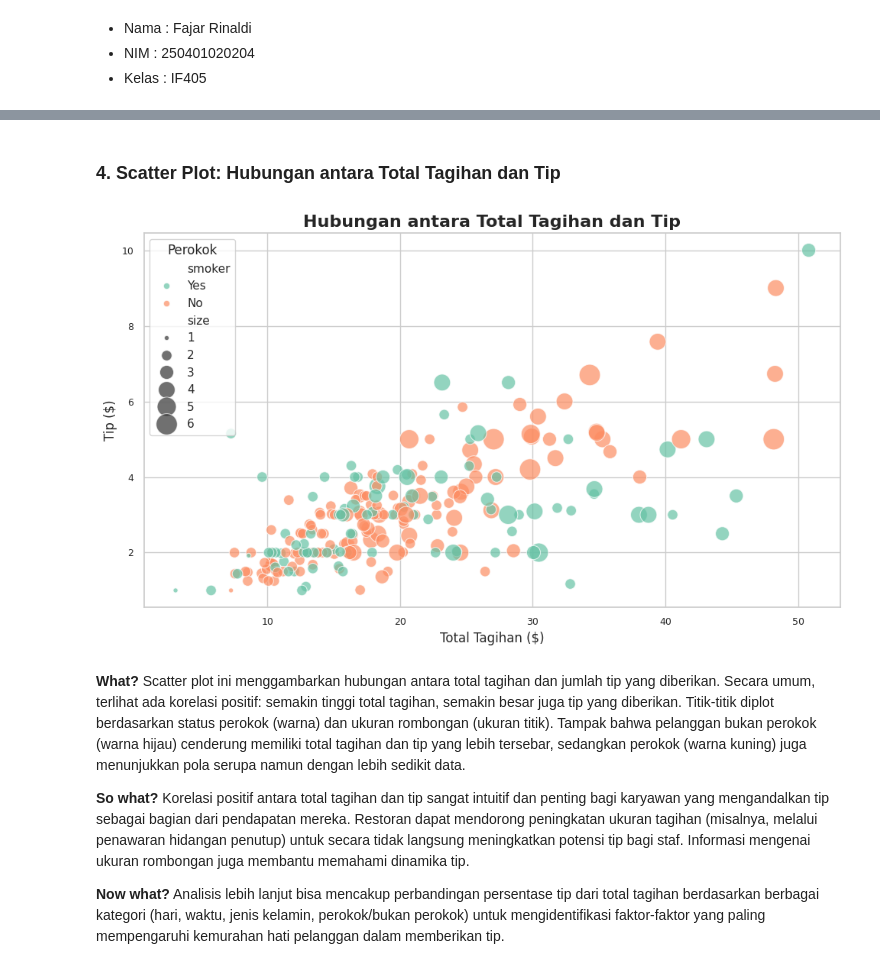
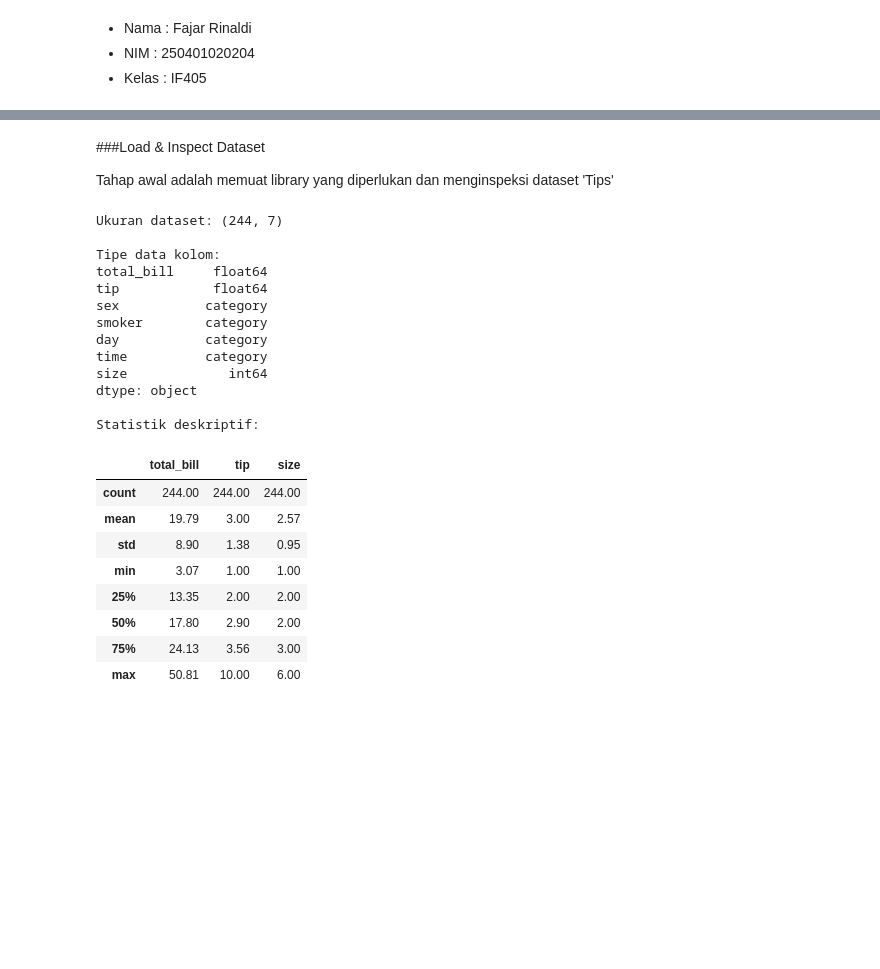
Before and after one commit to fajarrinaldi88/Data-Science-2026, a Jupyter notebook: Pertemuan5_FajarRinaldi_250401020204.ipynb, the cells around one changed output, grey strips where cells are left out. Saved outputs shown, nothing was run; the diff lists cells and outputs as text; code cells hidden in the pictures; blank space fills up the shorter version.

```diff
--- a/Pertemuan5_FajarRinaldi_250401020204.ipynb
+++ b/Pertemuan5_FajarRinaldi_250401020204.ipynb
@@ -75,19 +7,40 @@ Passing `palette` without assigning `hue` is deprecated and will be removed in v
-# %% [markdown]
-### 4. Scatter Plot: Hubungan antara Total Tagihan dan Tip
-# %%
-plt.figure(figsize=(10, 6))
-sns.scatterplot(data=tips, x='total_bill', y='tip', hue='smoker', size='size', sizes=(20, 400), alpha=0.7)
-plt.title('Hubungan antara Total Tagihan dan Tip', fontsize=16)
-plt.xlabel('Total Tagihan ($)', fontsize=12)
-plt.ylabel('Tip ($)', fontsize=12)
-plt.legend(title='Perokok', loc='upper left')
-plt.tight_layout()
-plt.show()
-# %% [output]
-[figure, removed]
-# %% [markdown]
-**What?** Scatter plot ini menggambarkan hubungan antara total tagihan dan jumlah tip yang diberikan. Secara umum, terlihat ada korelasi positif: semakin tinggi total tagihan, semakin besar juga tip yang diberikan. Titik-titik diplot berdasarkan status perokok (warna) dan ukuran rombongan (ukuran titik). Tampak bahwa pelanggan bukan perokok (warna hijau) cenderung memiliki total tagihan dan tip yang lebih tersebar, sedangkan perokok (warna kuning) juga menunjukkan pola serupa namun dengan lebih sedikit data.
-
-**So what?** Korelasi positif antara total tagihan dan tip sangat intuitif dan penting bagi karyawan yang mengandalkan tip sebagai bagian dari pendapatan mereka. Restoran dapat mendorong peningkatan ukuran tagihan (misalnya, melalui penawaran hidangan penutup) untuk secara tidak langsung meningkatkan potensi tip bagi staf. Informasi mengenai ukuran rombongan juga membantu memahami dinamika tip.
-
-**Now what?** Analisis lebih lanjut bisa mencakup perbandingan persentase tip dari total tagihan berdasarkan berbagai kategori (hari, waktu, jenis kelamin, perokok/bukan perokok) untuk mengidentifikasi faktor-faktor yang paling mempengaruhi kemurahan hati pelanggan dalam memberikan tip.
+# %% [markdown]
+###Load & Inspect Dataset
+
+Tahap awal adalah memuat library yang diperlukan dan menginspeksi dataset 'Tips'
+# %%
+import pandas as pd, numpy as np
+import matplotlib.pyplot as plt, matplotlib.gridspec as gridspec
+import seaborn as sns
+
+# Memuat dataset tips
+df = sns.load_dataset('tips')
+
+print(f"Ukuran dataset: {df.shape}")
+print("\nTipe data kolom:")
+print(df.dtypes)
+print("\nStatistik deskriptif:")
+display(df.describe().round(2))
+# %% [output]
+Ukuran dataset: (244, 7)
+
+Tipe data kolom:
+total_bill     float64
+tip            float64
+sex           category
+smoker        category
+day           category
+time          category
+size             int64
+dtype: object
+
+Statistik deskriptif:
+|  | total_bill | tip | size |
+| count | 244.00 | 244.00 | 244.00 |
+| mean | 19.79 | 3.00 | 2.57 |
+| std | 8.90 | 1.38 | 0.95 |
+| min | 3.07 | 1.00 | 1.00 |
+| 25% | 13.35 | 2.00 | 2.00 |
+| 50% | 17.80 | 2.90 | 2.00 |
+| 75% | 24.13 | 3.56 | 3.00 |
+| max | 50.81 | 10.00 | 6.00 |
```
Also changed, not shown: parts of 15 cells of this notebook.
